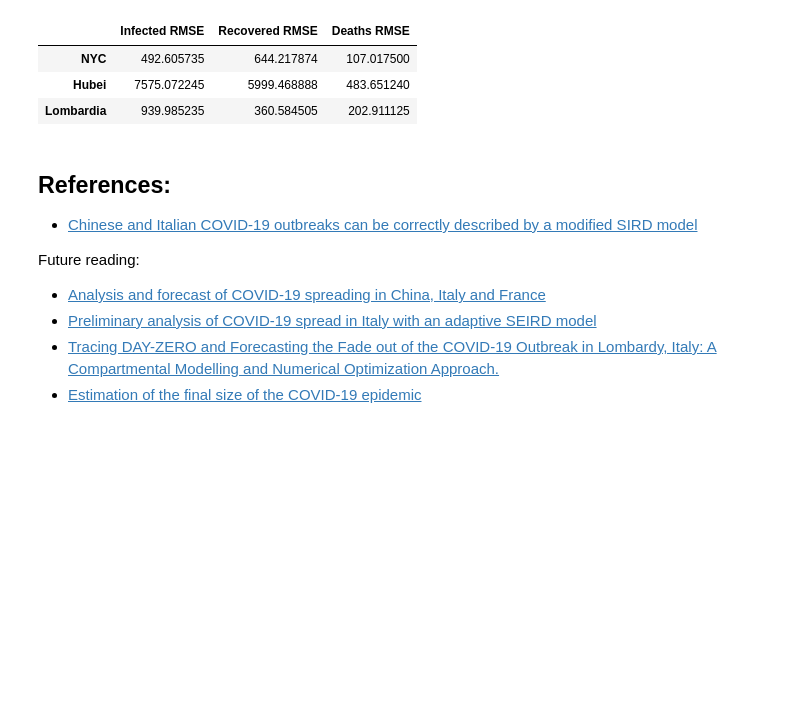
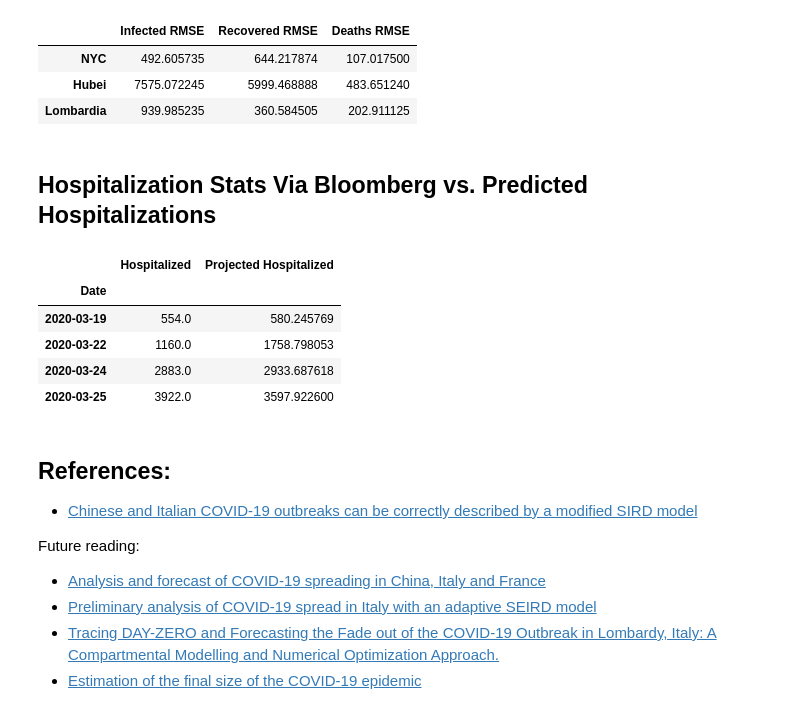
Before and after one commit to jpoles1/open_covid19, a Jupyter notebook: NYC_SIRD.ipynb, the cells around one changed output. Drawn from its saved outputs; the diff is of its cells as text; code cells hidden in the pictures; blank space fills up the shorter version.

Commit message:
Validating 20% hospitalized rule w/ data from bloomberg

```diff
--- a/NYC_SIRD.ipynb
+++ b/NYC_SIRD.ipynb
@@ -101,7 +101,7 @@ With your clean data in hand you can start using the sird_reg() function as a ju
 # %%
 #Setup boundary conditions for non-linear least-squared optimization (beta_0, t_beta, gamma, delta)
 ls_bounds = ([0, 5, 0.02, 0.001], [1, 60, 1, 0.25]);
-
+nyc_plot_data = None;
 def sird_reg(locale_data, locale_pop, locale_name, t_lockdown = None, t_lift = None,
              hospital_beds = None, t_beta_override = None,
              ls_bounds=ls_bounds, forecast_days: int = 5, show_ci: bool = False):
@@ -260,6 +260,9 @@ for (locale, locale_df) in locale_data.items():
     sird_param_stdev.append(res[1])
     #Calculate root mean square error (RMSE) for each outcome variable prediction (SIRD)
     plot_data = res[2].dropna()
+    if locale == "NYC":
+        #save NYC plot data for use outside loop
+        nyc_plot_data = plot_data
     infected_rmse = math.sqrt(np.sum((plot_data["Infected"]-plot_data["Projected Infected"]).pow(2))/len(plot_data.index))
     recovered_rmse = math.sqrt(np.sum((plot_data["Recovered"]-plot_data["Projected Recovered"]).pow(2))/len(plot_data.index))
     death_rmse = math.sqrt(np.sum((plot_data["Deaths"]-plot_data["Projected Deaths"]).pow(2))/len(plot_data.index))
@@ -290,6 +293,20 @@ SIRD Outcome RMSEs
 | NYC | 492.605735 | 644.217874 | 107.017500 |
 | Hubei | 7575.072245 | 5999.468888 | 483.651240 |
 | Lombardia | 939.985235 | 360.584505 | 202.911125 |
+# %% [markdown]
+## Hospitalization Stats Via Bloomberg vs. Predicted Hospitalizations
+# %%
+hospitalizations = pd.read_csv("https://www.bloomberg.com/graphics/2020-new-york-coronavirus-outbreak-how-many-hospital-beds/data/nyc_daily_cases.csv")
+hospitalizations.rename(columns={"date": "Date", "hosp": "Hospitalized"}, inplace=True)
+hospitalizations.set_index("Date", inplace=True)
+hospitalizations[["Hospitalized"]].join(nyc_plot_data[["Projected Hospitalized"]]).dropna()
+# %% [output]
+|  | Hospitalized | Projected Hospitalized |
+| Date |  |  |
+| 2020-03-19 | 554.0 | 580.245769 |
+| 2020-03-22 | 1160.0 | 1758.798053 |
+| 2020-03-24 | 2883.0 | 2933.687618 |
+| 2020-03-25 | 3922.0 | 3597.922600 |
 # %% [markdown]
 ## References:
 - [Chinese and Italian COVID-19 outbreaks can be correctly described by a modified SIRD model](https://www.medrxiv.org/content/10.1101/2020.03.19.20039388v1)
```
